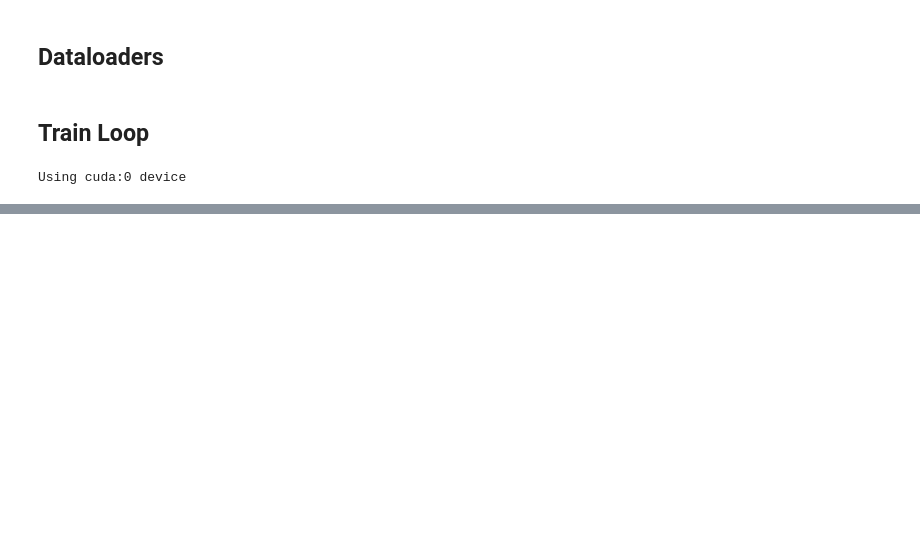
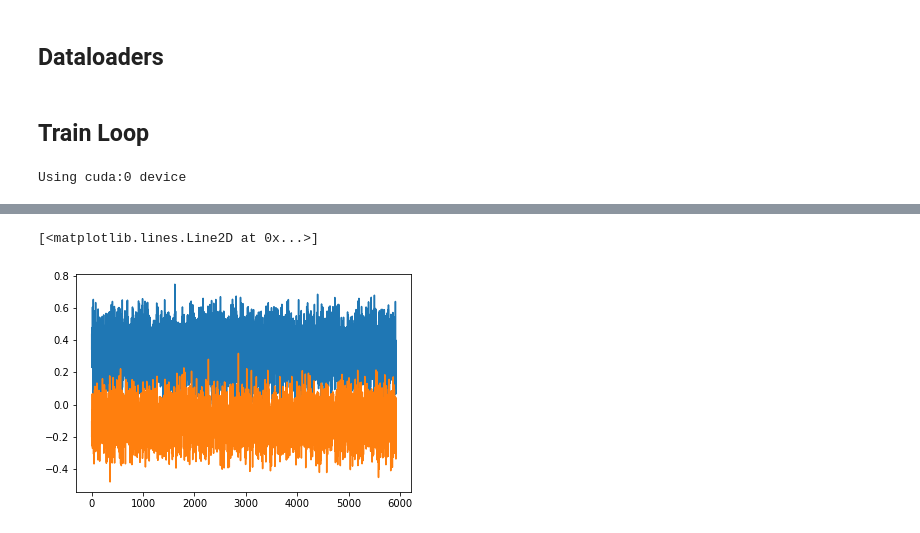
Before and after one commit to matteoferrante/NeuroGEN_Pytorch, a Jupyter notebook: VAE_mnist.ipynb, the cells around one changed output, grey strips where cells are left out. Cells and saved outputs as stored; diff of their text form; code cells hidden in the pictures; blank space fills up the shorter version.

```diff
--- a/VAE_mnist.ipynb
+++ b/VAE_mnist.ipynb
@@ -144,4 +165,20 @@ x,y=next(iter(test_dataloader))
 # %%
-x2=model(x.to(device))
+
+
+def encode(x):
+
+    z_mean,z_log_var = model.encoder(x)
+
+
+    model.q_z = D.normal.Normal(z_mean, torch.exp(0.5 * z_log_var))
+
+    device=z_mean.get_device()
+
+    # sample z from it
+    z = model.q_z.rsample()
+
+    return z
 # %%
-x2.shape
+z_zeros=encode(torch.stack(numbers[0]).to(device))
+
+z_nines=encode(torch.stack(numbers[9]).to(device))
@@ -151,0 +185,20 @@ plt.imshow(x[0].cpu().permute(1,2,0).numpy()*255)
+# %%
+z_zeros_mean=z_zeros.mean(0)
+z_nines_mean=z_nines.mean(0)
+# %%
+## compute the similarity between the mean values of z for zeros and the z_zero_mean vs z_nines_mean
+
+cos=torch.nn.CosineSimilarity(0)
+
+similarity_00=[]
+similarity_09=[]
+for i in z_zeros:
+
+    similarity_00.append(cos(i,z_zeros_mean))
+    similarity_09.append(cos(i,z_nines_mean))
+# %%
+plt.plot(similarity_00)
+plt.plot(similarity_09)
+# %% [output]
+[<matplotlib.lines.Line2D at 0x...>]
+[figure, added]
```
Also changed, not shown: parts of 8 cells of this notebook, 4 other files.
